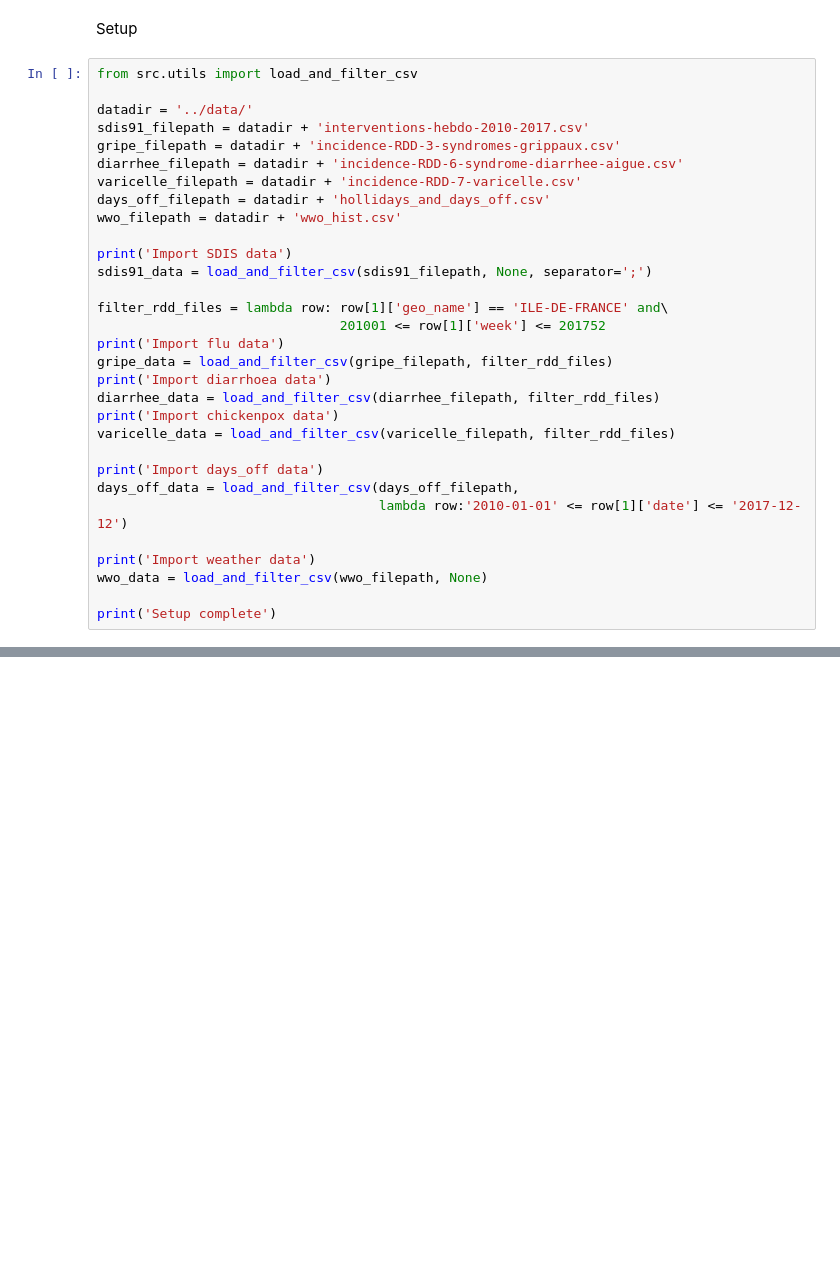
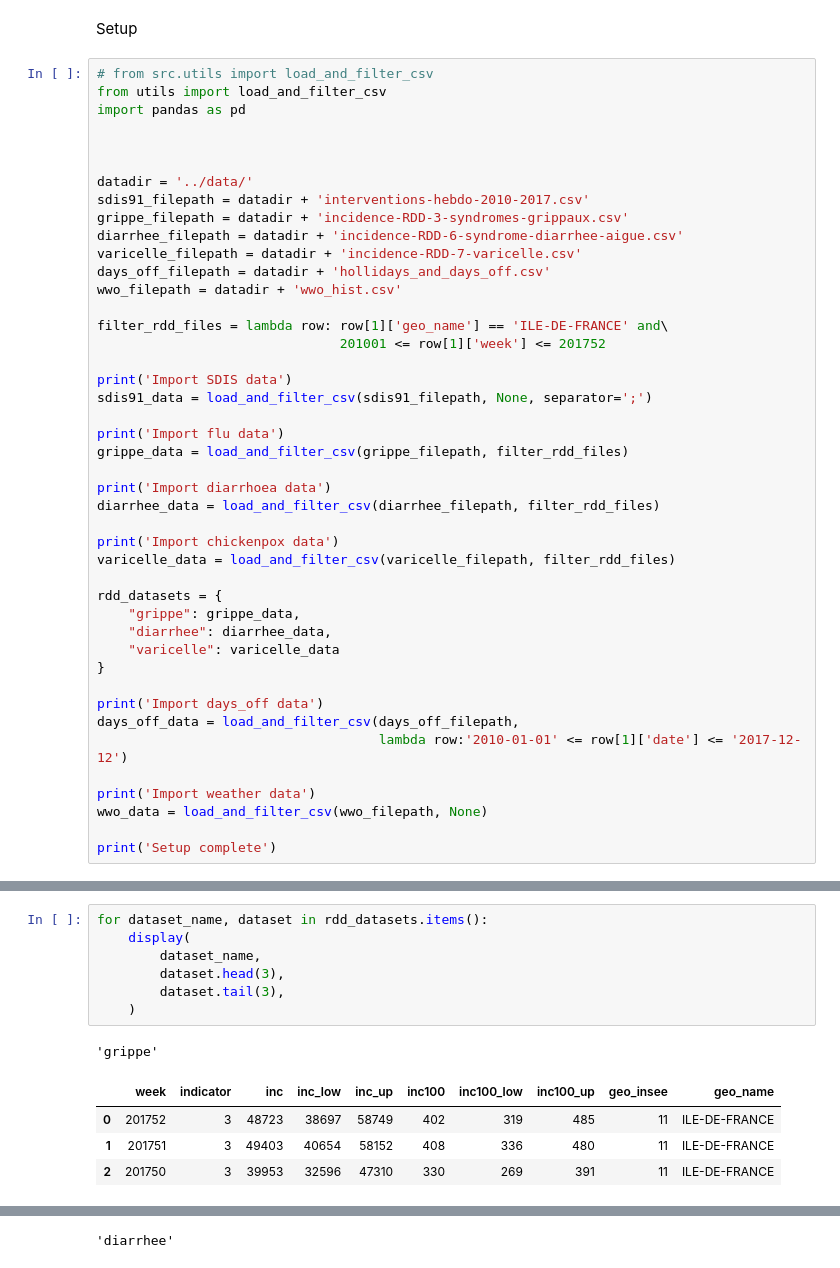
Before and after one commit to macdrien/utbm-ad50-predict-interventions-number-sdis91, a Jupyter notebook: src/app.ipynb, the cells around one changed output, grey strips where cells are left out. Cells and saved outputs as stored; diff of their text form; blank space fills up the shorter version.

```diff
--- a/src/app.ipynb
+++ b/src/app.ipynb
@@ -1,27 +1,40 @@
 # %% [markdown]
 Setup
 # %%
-from src.utils import load_and_filter_csv
+# from src.utils import load_and_filter_csv
+from utils import load_and_filter_csv
+import pandas as pd
+
+
 
 datadir = '../data/'
 sdis91_filepath = datadir + 'interventions-hebdo-2010-2017.csv'
-gripe_filepath = datadir + 'incidence-RDD-3-syndromes-grippaux.csv'
+grippe_filepath = datadir + 'incidence-RDD-3-syndromes-grippaux.csv'
 diarrhee_filepath = datadir + 'incidence-RDD-6-syndrome-diarrhee-aigue.csv'
 varicelle_filepath = datadir + 'incidence-RDD-7-varicelle.csv'
 days_off_filepath = datadir + 'hollidays_and_days_off.csv'
 wwo_filepath = datadir + 'wwo_hist.csv'
 
+filter_rdd_files = lambda row: row[1]['geo_name'] == 'ILE-DE-FRANCE' and\
+                               201001 <= row[1]['week'] <= 201752
+
 print('Import SDIS data')
 sdis91_data = load_and_filter_csv(sdis91_filepath, None, separator=';')
 
-filter_rdd_files = lambda row: row[1]['geo_name'] == 'ILE-DE-FRANCE' and\
-                               201001 <= row[1]['week'] <= 201752
 print('Import flu data')
-gripe_data = load_and_filter_csv(gripe_filepath, filter_rdd_files)
+grippe_data = load_and_filter_csv(grippe_filepath, filter_rdd_files)
+
 print('Import diarrhoea data')
 diarrhee_data = load_and_filter_csv(diarrhee_filepath, filter_rdd_files)
+
 print('Import chickenpox data')
 varicelle_data = load_and_filter_csv(varicelle_filepath, filter_rdd_files)
+
+rdd_datasets = {
+    "grippe": grippe_data,
+    "diarrhee": diarrhee_data,
+    "varicelle": varicelle_data
+}
 
 print('Import days_off data')
 days_off_data = load_and_filter_csv(days_off_filepath,
@@ -33,0 +119,13 @@ print('Setup complete')
+# %%
+for dataset_name, dataset in rdd_datasets.items():
+    display(
+        dataset_name,
+        dataset.head(3),
+        dataset.tail(3),
+    )
+# %% [output]
+'grippe'
+|  | week | indicator | inc | inc_low | inc_up | inc100 | inc100_low | inc100_up | geo_insee | geo_name |
+| 0 | 201752 | 3 | 48723 | 38697 | 58749 | 402 | 319 | 485 | 11 | ILE-DE-FRANCE |
+| 1 | 201751 | 3 | 49403 | 40654 | 58152 | 408 | 336 | 480 | 11 | ILE-DE-FRANCE |
+| 2 | 201750 | 3 | 39953 | 32596 | 47310 | 330 | 269 | 391 | 11 | ILE-DE-FRANCE |
@@ -33,0 +136 @@ print('Setup complete')
+'diarrhee'
```
Also changed, not shown: parts of 11 cells of this notebook.
